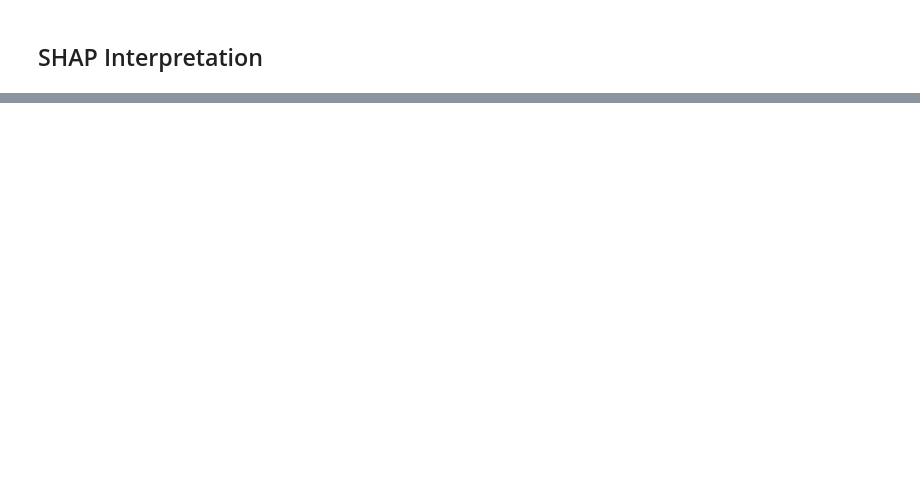
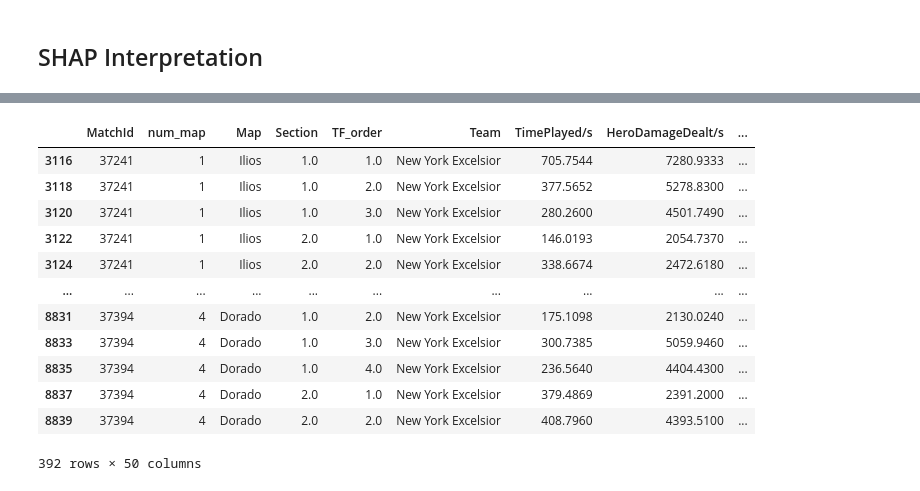
Before and after one commit to yongcheoljeong/stat-win-DNN, a Jupyter notebook: main.ipynb, the cells around one changed output, grey strips where cells are left out. Saved outputs shown, nothing was run; the diff lists cells and outputs as text; code cells hidden in the pictures; blank space fills up the shorter version.

```diff
--- a/main.ipynb
+++ b/main.ipynb
@@ -164,0 +181,17 @@ shap.decision_plot(y_hat[0], shap_values[0], feature_names)
+# %%
+df = df_X.reset_index()
+df[df['Team'] == 'New York Excelsior']
+# %% [output]
+|  | MatchId | num_map | Map | Section | TF_order | Team | TimePlayed/s | HeroDamageDealt/s | ... |
+| 3116 | 37241 | 1 | Ilios | 1.0 | 1.0 | New York Excelsior | 705.7544 | 7280.9333 | ... |
+| 3118 | 37241 | 1 | Ilios | 1.0 | 2.0 | New York Excelsior | 377.5652 | 5278.8300 | ... |
+| 3120 | 37241 | 1 | Ilios | 1.0 | 3.0 | New York Excelsior | 280.2600 | 4501.7490 | ... |
+| 3122 | 37241 | 1 | Ilios | 2.0 | 1.0 | New York Excelsior | 146.0193 | 2054.7370 | ... |
+| 3124 | 37241 | 1 | Ilios | 2.0 | 2.0 | New York Excelsior | 338.6674 | 2472.6180 | ... |
+| ... | ... | ... | ... | ... | ... | ... | ... | ... | ... |
+| 8831 | 37394 | 4 | Dorado | 1.0 | 2.0 | New York Excelsior | 175.1098 | 2130.0240 | ... |
+| 8833 | 37394 | 4 | Dorado | 1.0 | 3.0 | New York Excelsior | 300.7385 | 5059.9460 | ... |
+| 8835 | 37394 | 4 | Dorado | 1.0 | 4.0 | New York Excelsior | 236.5640 | 4404.4300 | ... |
+| 8837 | 37394 | 4 | Dorado | 2.0 | 1.0 | New York Excelsior | 379.4869 | 2391.2000 | ... |
+| 8839 | 37394 | 4 | Dorado | 2.0 | 2.0 | New York Excelsior | 408.7960 | 4393.5100 | ... |
+392 rows × 50 columns
```
Also changed, not shown: parts of 8 cells of this notebook, 1 other file.
